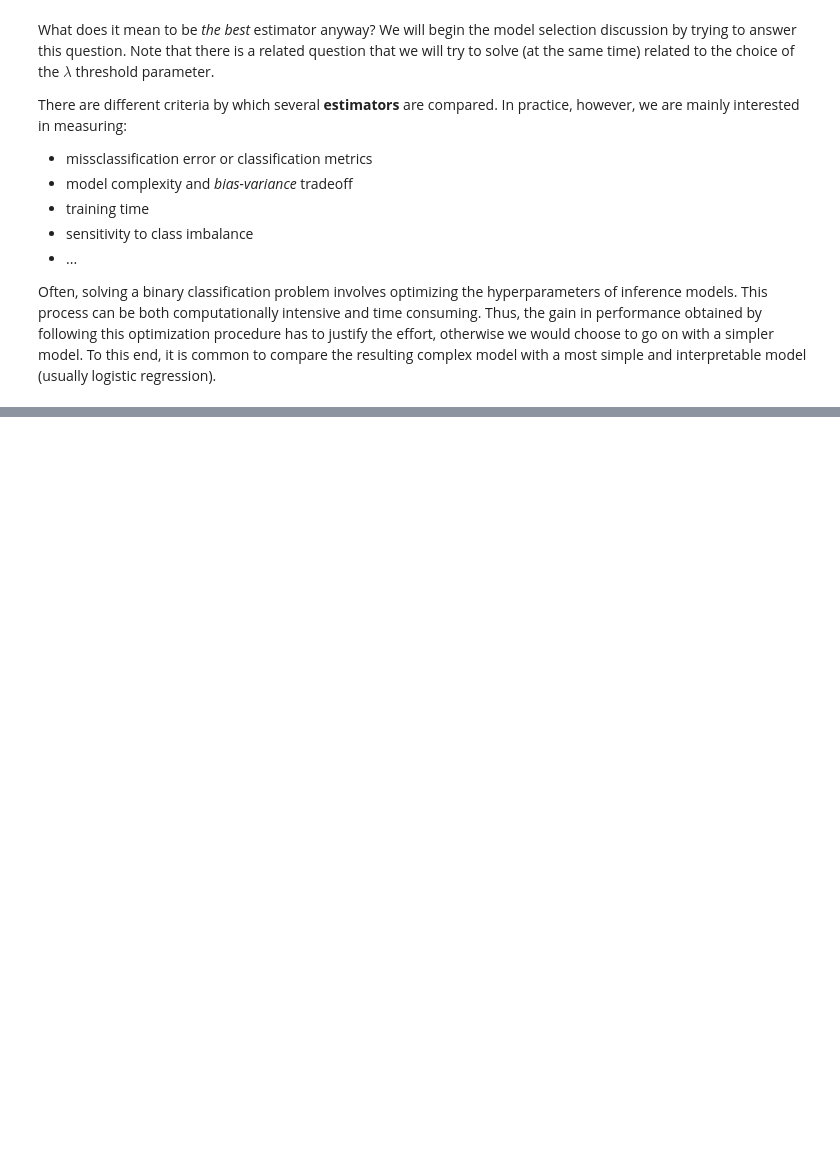
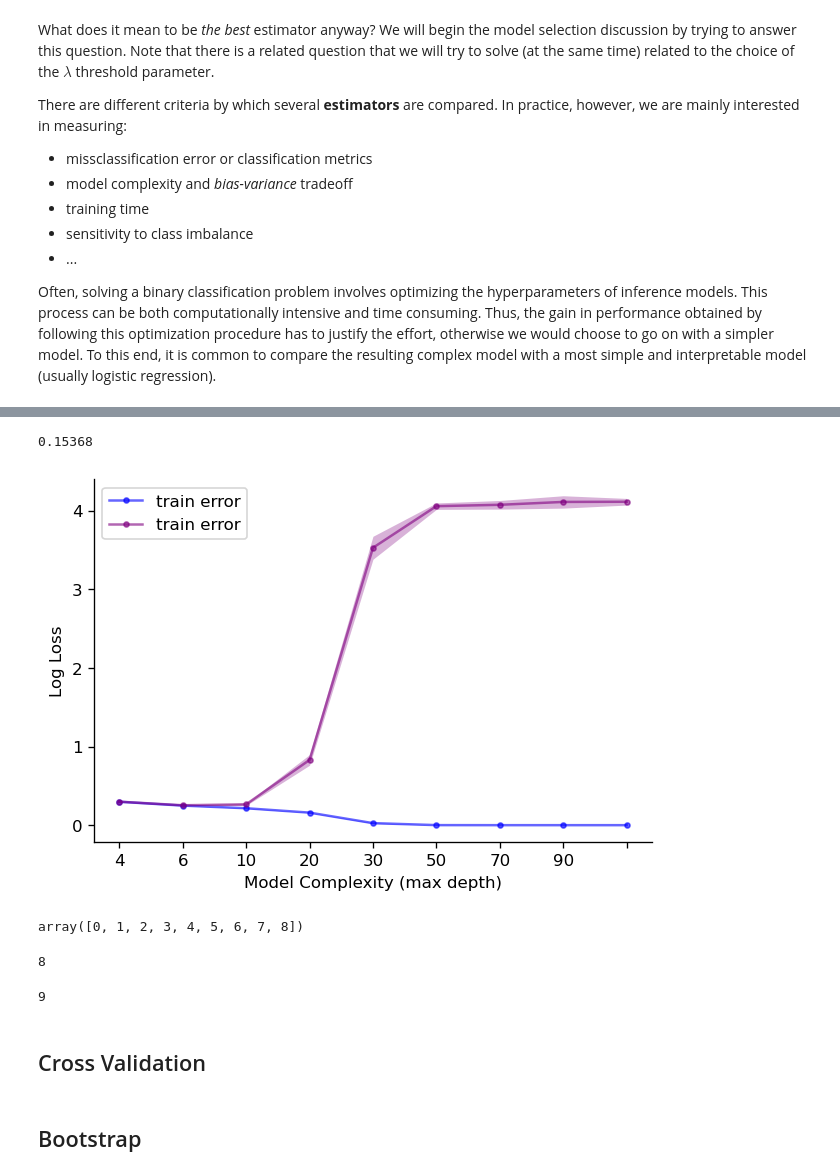
Before and after one commit to pibieta/imbalanced_learning, a Jupyter notebook: notebooks/pablo-best-benchmark-model.ipynb, the cells around one changed output, grey strips where cells are left out. Saved outputs shown, nothing was run; the diff lists cells and outputs as text; code cells hidden in the pictures; blank space fills up the shorter version.

Commit message:
added the train/test error estimation pipeline

```diff
--- a/notebooks/pablo-best-benchmark-model.ipynb
+++ b/notebooks/pablo-best-benchmark-model.ipynb
@@ -678,0 +695,10 @@ The **Test error** or **Generalization error** is the missclassification error c
+# %%
+n_samples = 10**5
+random_state = 42
+n_features = 10
+data, col_names = create_imbalanced_binary_classification(n_samples = n_samples, n_features = n_features,
+                                                            n_informative = int(n_features/2), imbalance = 0.15,
+                                                            random_state = random_state, class_sep = 0.5)
+data.target.mean()
+# %% [output]
+0.15368
@@ -678,0 +726,52 @@ The **Test error** or **Generalization error** is the missclassification error c
+# %%
+results_stats_train = pd.DataFrame({key : {'mean': np.mean(list(results_train[key].values())),
+                        'std': np.std(list(results_train[key].values()))} for key in max_depths})
+results_stats_test = pd.DataFrame({key : {'mean': np.mean(list(results_test[key].values())),
+                        'std': np.std(list(results_test[key].values()))} for key in max_depths})
+# %%
+f, ax = plt.subplots(dpi = 120)
+x = np.arange(len(max_depths))
+ax.plot(x, results_stats_train.loc['mean', :].values,
+            marker = '.',
+            label = 'train error',
+            color = 'b',
+            alpha = 0.6)
+ax.fill_between(x,
+                y1 = results_stats_train.loc['mean', :].values - results_stats_train.loc['std', :].values,
+                y2 = results_stats_train.loc['mean', :].values + results_stats_train.loc['std', :].values,
+            color = 'b', alpha = 0.3, linewidth=0)
+
+ax.plot(x, results_stats_test.loc['mean', :].values,
+            marker = '.',
+            label = 'train error',
+            color = 'purple',
+            alpha = 0.6)
+ax.fill_between(x,
+                y1 = results_stats_test.loc['mean', :].values - results_stats_test.loc['std', :].values,
+                y2 = results_stats_test.loc['mean', :].values + results_stats_test.loc['std', :].values,
+            color = 'purple', alpha = 0.3, linewidth=0)
+
+ax.set_xticklabels(max_depths)
+ax.set_xlabel('Model Complexity (max depth)')
+ax.set_ylabel('Log Loss')
+ax.legend(loc = 'best')
+clean_ax(ax)
+f.show()
+# %% [output]
+[figure, added]
+# %%
+x
+# %% [output]
+array([0, 1, 2, 3, 4, 5, 6, 7, 8])
+# %%
+len(results_stats_train.loc['mean', :].values)
+# %% [output]
+8
+# %%
+len(x)
+# %% [output]
+9
+# %% [markdown]
+## Cross Validation
+# %% [markdown]
+## Bootstrap
```
Also changed, not shown: parts of 7 cells of this notebook.
